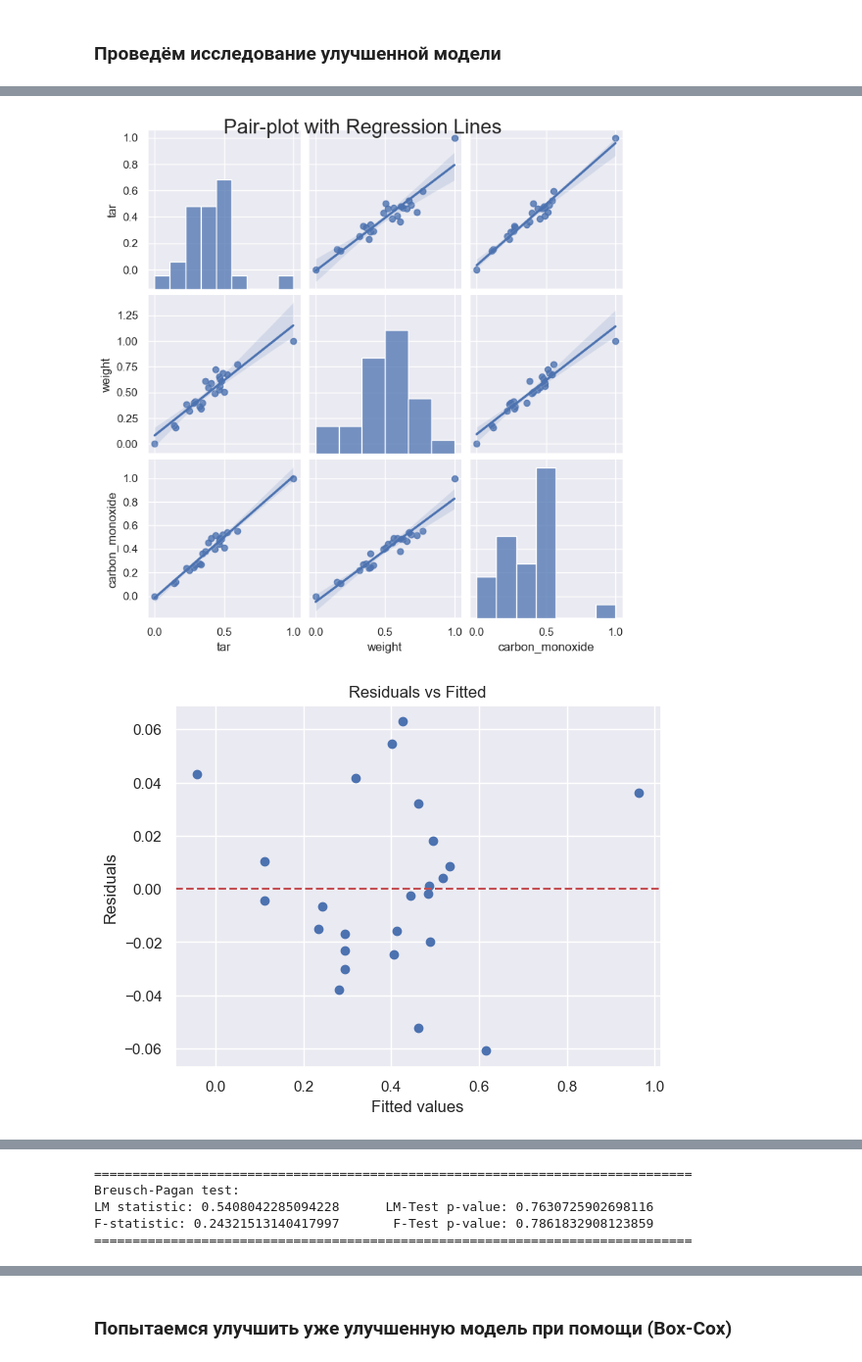
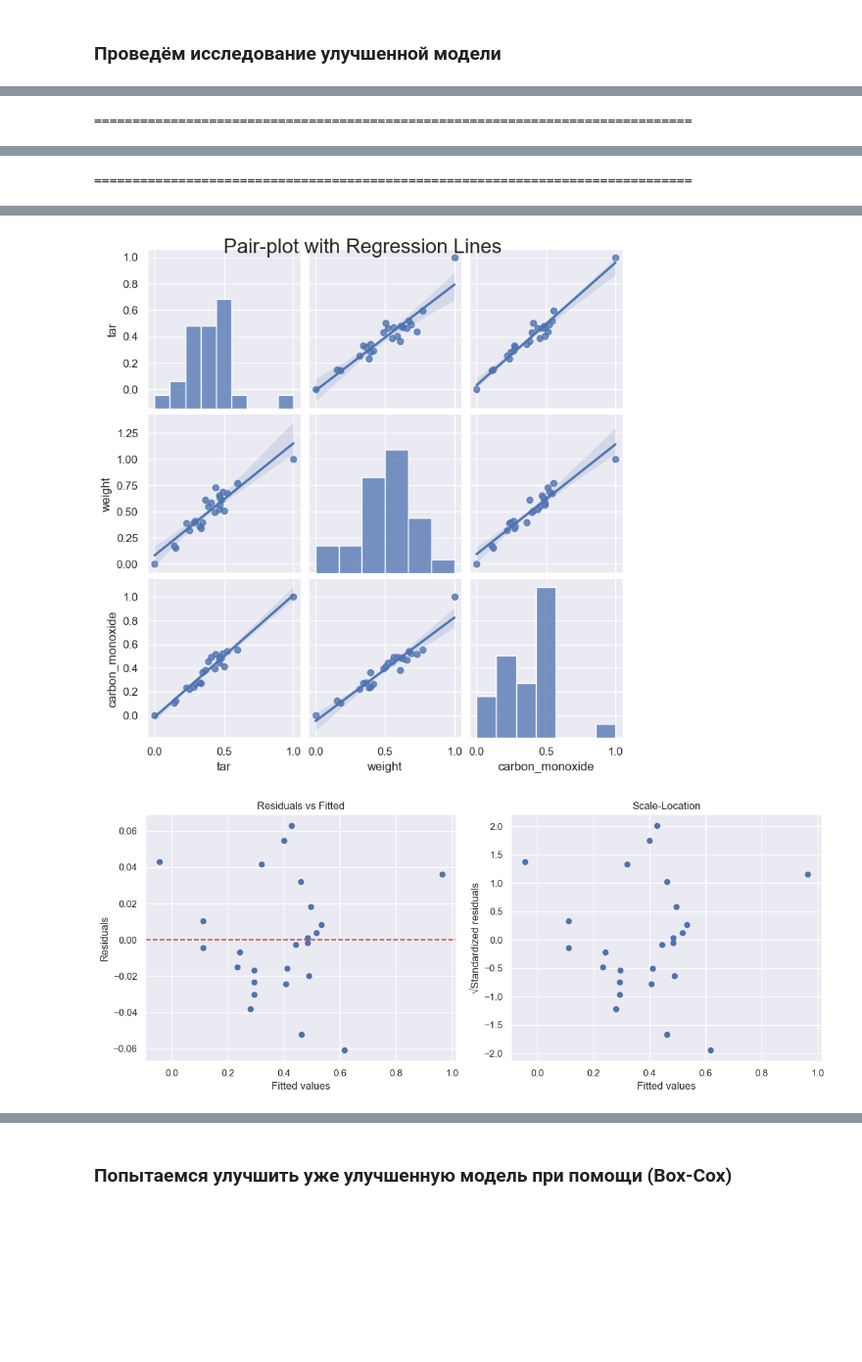
Before and after one commit to Mooncake911/Mathstatistics, a Jupyter notebook: Task_3/cigarettes.ipynb, the cells around one changed output, grey strips where cells are left out. Shown at 98% size. Drawn from its saved outputs; the diff is of its cells as text; code cells hidden in the pictures; blank space fills up the shorter version.

Commit message:
Third_enhanced commit

```diff
--- a/Task_3/cigarettes.ipynb
+++ b/Task_3/cigarettes.ipynb
@@ -151,7 +146,6 @@ new_data = data[selected_features + [explore_column]]
 enhanced_research = LinearRegressionResearch(new_data, column=explore_column)
 enhanced_research.info()
 enhanced_research.draw_plots()
-enhanced_research.run_tests()
 # %% [output]
                                carbon_monoxide
 ==============================================================================
@@ -194,0 +175 @@ carbon_monoxide = (-0.043082155678548666) * Intercept + (0.6663987341693889) * t
+==============================================================================
@@ -211,0 +193 @@ carbon_monoxide = (-0.043082155678548666) * Intercept + (0.6663987341693889) * t
+==============================================================================
@@ -212,2 +211,2 @@ carbon_monoxide = (-0.043082155678548666) * Intercept + (0.6663987341693889) * t
 [figure]
-[figure, old version]
+[figure, new version]
@@ -217,5 +214,0 @@ carbon_monoxide = (-0.043082155678548666) * Intercept + (0.6663987341693889) * t
-==============================================================================
-Breusch-Pagan test:
-LM statistic: 0.5408042285094228      LM-Test p-value: 0.7630725902698116
-F-statistic: 0.24321513140417997       F-Test p-value: 0.7861832908123859
-==============================================================================
```
Also changed, not shown: parts of 3 cells of this notebook, 11 other files.
